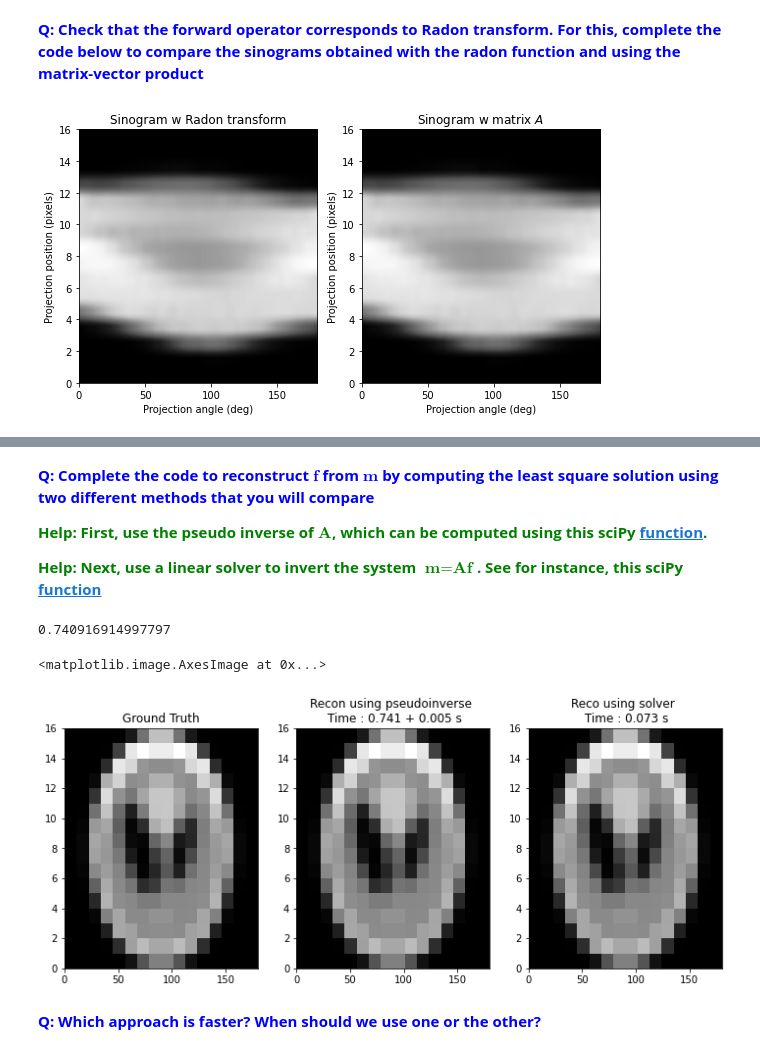
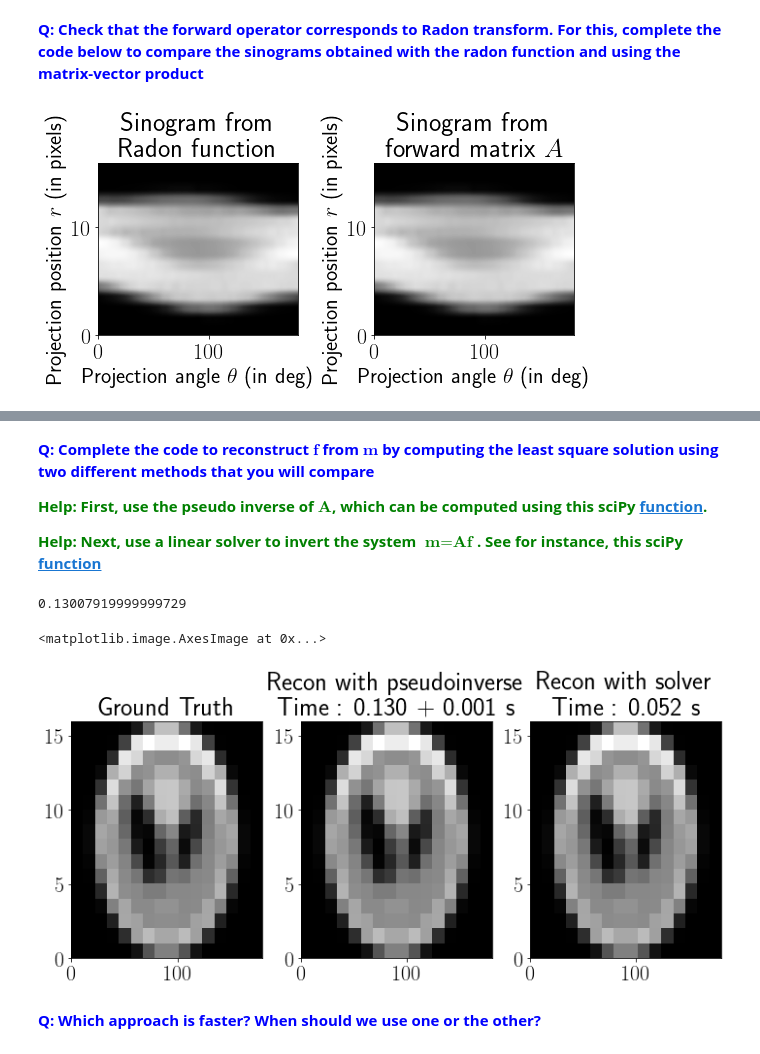
Before and after one commit to openspyrit/spyrit-examples, a Jupyter notebook: 2021_DLMIS_Hands-on/main_with_answers.ipynb, the cells around one changed output, grey strips where cells are left out. Drawn from its saved outputs; the diff is of its cells as text; code cells hidden in the pictures.

```diff
--- a/2021_DLMIS_Hands-on/main_with_answers.ipynb
+++ b/2021_DLMIS_Hands-on/main_with_answers.ipynb
@@ -38,6 +37,9 @@ import h5py as h5
 from skimage.data import shepp_logan_phantom
 from skimage.transform import radon, rescale
 import time
+# %%
+plt.rcParams['text.usetex'] = True
+plt.rcParams.update({'font.size': 22})
 # %% [markdown]
 ## <span style="color:brown"> Parameters
 # %%
@@ -152,32 +154,32 @@ plt.show()
 # %%
 phantom = shepp_logan_phantom()
 phantom = rescale(phantom, scale=(img_size_example/phantom.shape[0]), mode='reflect', multichannel=False)
 
 # Radon transform with skimage function
 radon1 = radon(phantom, theta, circle=False) ## COMPLETE
 radon1 = rescale(radon1, scale=(pixel_size_example/radon1.shape[0], 1), mode='reflect', multichannel=False) ##COMPLETE
 
 # Radon transform as a matrix-vector product ## COMPLETE
 f = np.reshape(phantom, (-1, 1))
 m = np.matmul(A_example,f)
 radon2 = np.reshape(m, (pixel_size_example,total_angles))
 
 # Plots ##COMPLETE THE PLOT
 fig, (ax1, ax2) = plt.subplots(1, 2, figsize=(8, 4.5))
-ax1.set_title("Sinogram w Radon transform")
-ax1.set_xlabel("Projection angle (deg)")
-ax1.set_ylabel("Projection position (pixels)")
+ax1.set_title(r"Sinogram from" + "\nRadon function")
+ax1.set_xlabel(r"Projection angle $\theta$ (in deg)")
+ax1.set_ylabel(r"Projection position $r$ (in pixels)")
 ax1.imshow(radon1, cmap=plt.cm.Greys_r, extent=(0, 180, 0, radon1.shape[0]), aspect='auto')
 
-ax2.set_title("Sinogram w matrix $A$")
-ax2.set_xlabel("Projection angle (deg)")
-ax2.set_ylabel("Projection position (pixels)")
+ax2.set_title(r"Sinogram from" + "\n" + r"forward matrix $A$")
+ax2.set_xlabel(r"Projection angle $\theta$ (in deg)")
+ax2.set_ylabel(r"Projection position $r$ (in pixels)")
 ax2.imshow(radon2, cmap=plt.cm.Greys_r, extent=(0, 180, 0, radon2.shape[0]), aspect='auto')
 
 fig.tight_layout()
 plt.show()
 # %% [output]
-[figure, old version]
+[figure, new version]
 # %% [markdown]
 ### <span style="color:brown"> Inverse matrix
 We now aim at retrieving $\textbf{f}$ from the measurements $\textbf{m}$.
@@ -222,15 +224,15 @@ fig, (ax1, ax2, ax3) = plt.subplots(1, 3, figsize=(12, 4.5))
 ax1.set_title("Ground Truth")
 ax1.imshow(phantom, cmap=plt.cm.Greys_r, extent=(0, 180, 0, phantom.shape[0]), aspect='auto')
 
-ax2.set_title(f'Recon using pseudoinverse \n Time : {t0:.3f} + {t1:.3f} s')
+ax2.set_title(f'Recon with pseudoinverse \n Time : {t0:.3f} + {t1:.3f} s')
 ax2.imshow(rec_pi, cmap=plt.cm.Greys_r, extent=(0, 180, 0, rec_pi.shape[0]), aspect='auto')
 
-ax3.set_title(f'Reco using solver \n Time : {t2:.3f} s')
+ax3.set_title(f'Recon with solver \n Time : {t2:.3f} s')
 ax3.imshow(rec_solv, cmap=plt.cm.Greys_r, extent=(0, 180, 0, rec_solv.shape[0]), aspect='auto')
 # %% [output]
-0.740916914997797
+0.13007919999999729
 <matplotlib.image.AxesImage at 0x...>
-[figure, old version]
+[figure, new version]
 # %% [markdown]
 <font color='blue'>**Q: Which approach is faster? When should we use one or the other?**</font>
 # %% [markdown]
```
Also changed, not shown: parts of 17 cells of this notebook, 3 other files.
